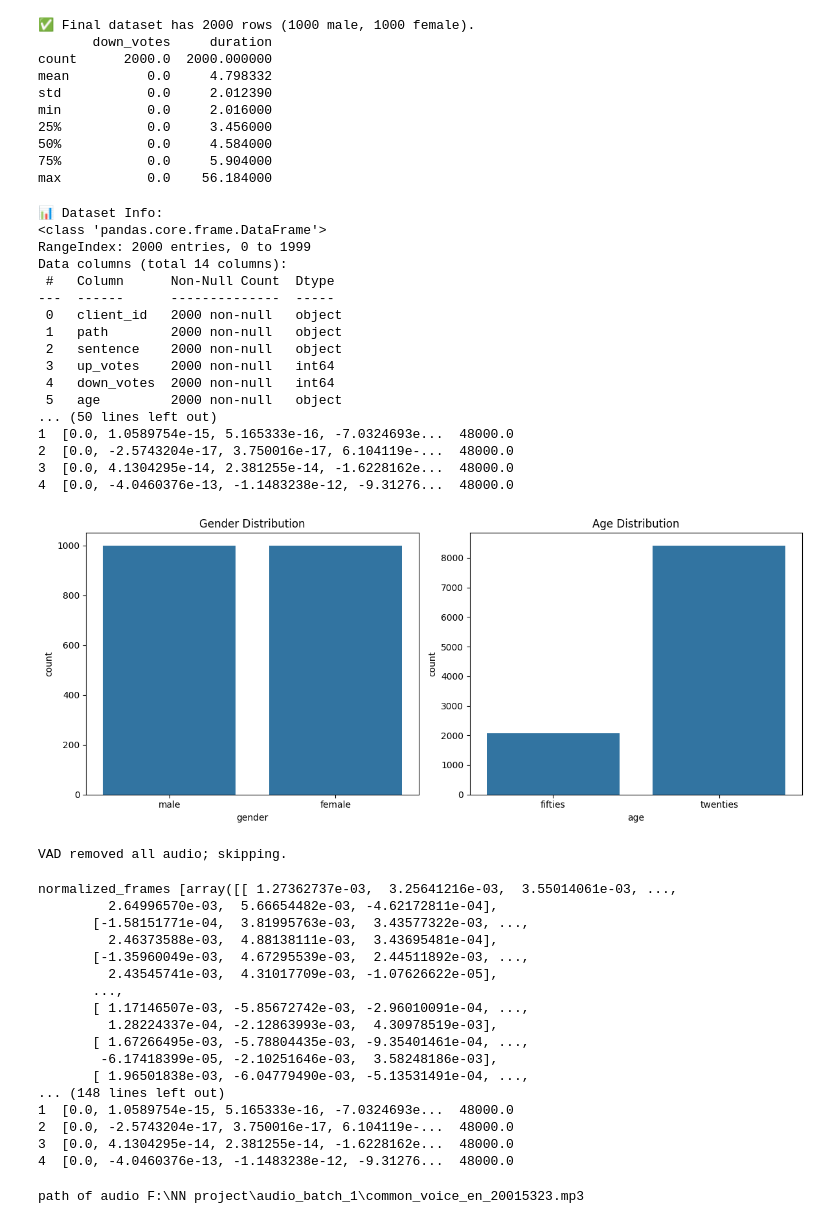
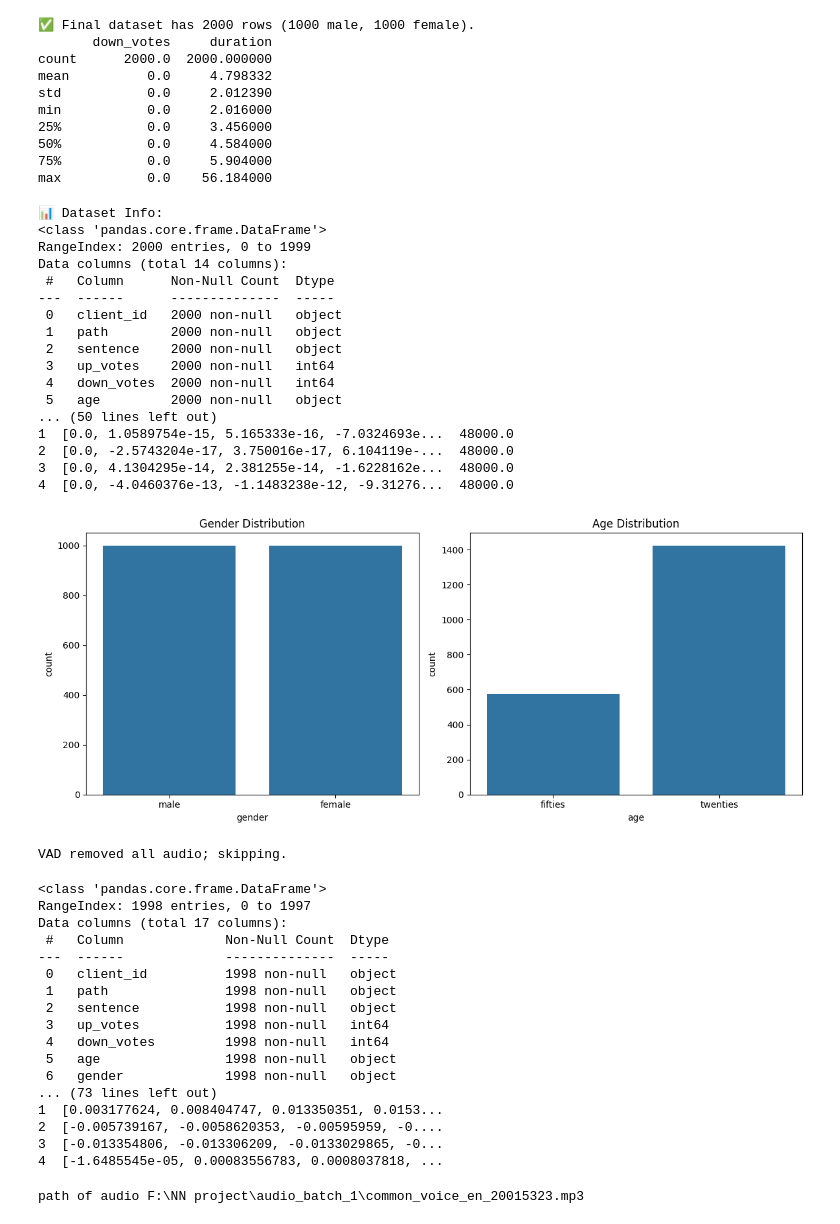
Before and after one commit to zizoisprogramming/VoiceProfiler, a Jupyter notebook: trial.ipynb, the cells around one changed output. Saved outputs shown, nothing was run; the diff lists cells and outputs as text; code cells hidden in the pictures.

```diff
--- a/trial.ipynb
+++ b/trial.ipynb
@@ -616,35 +624,35 @@ print(df_final.head())
 # Check class balance
 plt.figure(figsize=(12, 5))
 
 plt.subplot(1, 2, 1)
 sns.countplot(x="gender", data=df_final)
 plt.title("Gender Distribution")
 
 plt.subplot(1, 2, 2)
-sns.countplot(x="age", data=df, order=sorted(df_final['age'].dropna().unique()))
+sns.countplot(x="age", data=df_final, order=sorted(df_final['age'].dropna().unique()))
 plt.title("Age Distribution")
 
 plt.tight_layout()
 plt.show()
 # %% [output]
 📊 Dataset Info:
 <class 'pandas.core.frame.DataFrame'>
 RangeIndex: 2000 entries, 0 to 1999
 Data columns (total 14 columns):
  #   Column      Non-Null Count  Dtype
 ---  ------      --------------  -----
  0   client_id   2000 non-null   object
  1   path        2000 non-null   object
  2   sentence    2000 non-null   object
  3   up_votes    2000 non-null   int64
  4   down_votes  2000 non-null   int64
  5   age         2000 non-null   object
 ... (50 lines left out)
 1  [0.0, 1.0589754e-15, 5.165333e-16, -7.0324693e...  48000.0
 2  [0.0, -2.5743204e-17, 3.750016e-17, 6.104119e-...  48000.0
 3  [0.0, 4.1304295e-14, 2.381255e-14, -1.6228162e...  48000.0
 4  [0.0, -4.0460376e-13, -1.1483238e-12, -9.31276...  48000.0
-[figure, old version]
+[figure, new version]
 # %%
 # preprocess and extract features for the final dataset
 # loop on data fram [y] and [sr] columns and apply the function on them if not none
@@ -667,36 +677,44 @@ for i in tqdm(range(len(df_final)), desc="Processing"):
 VAD removed all audio; skipping.
 # %%
 # filter out None values
-valid_indices = [i for i, (nf, wf) in enumerate(zip(normalized_frames, windowed_frames))
-                 if nf is not None and wf is not None]
+valid_indices = [i for i, (nf, wf, da) in enumerate(zip(normalized_frames, windowed_frames, denoised_audio))
+                 if nf is not None and wf is not None and da is not None]
 
 # Filter everything
 df_filtered = df_final.iloc[valid_indices].reset_index(drop=True)
 normalized_frames = [normalized_frames[i] for i in valid_indices]
 windowed_frames = [windowed_frames[i] for i in valid_indices]
-print("normalized_frames",normalized_frames[:5])
-print("windowed_frames",windowed_frames[:5])
+denoised_audios = [denoised_audios[i] for i in valid_indices]
+
+#update the df_filtered with the new columns
+df_filtered['normalized_frames'] = normalized_frames
+df_filtered['windowed_frames'] = windowed_frames
+df_filtered['denoised_audios'] = denoised_audios
+
+# print sample data
+print("📊 Filtered Dataset Info:"
+      f"\n{df_filtered.info()}")
 
 print(f"Filtered dataset size: {len(df_filtered)}")
 print(df_filtered.head())
 # %% [output]
-normalized_frames [array([[ 1.27362737e-03,  3.25641216e-03,  3.55014061e-03, ...,
-         2.64996570e-03,  5.66654482e-03, -4.62172811e-04],
-       [-1.58151771e-04,  3.81995763e-03,  3.43577322e-03, ...,
-         2.46373588e-03,  4.88138111e-03,  3.43695481e-04],
-       [-1.35960049e-03,  4.67295539e-03,  2.44511892e-03, ...,
-         2.43545741e-03,  4.31017709e-03, -1.07626622e-05],
-       ...,
-       [ 1.17146507e-03, -5.85672742e-03, -2.96010091e-04, ...,
-         1.28224337e-04, -2.12863993e-03,  4.30978519e-03],
-       [ 1.67266495e-03, -5.78804435e-03, -9.35401461e-04, ...,
-        -6.17418399e-05, -2.10251646e-03,  3.58248186e-03],
-       [ 1.96501838e-03, -6.04779490e-03, -5.13531491e-04, ...,
-... (148 lines left out)
-1  [0.0, 1.0589754e-15, 5.165333e-16, -7.0324693e...  48000.0
-2  [0.0, -2.5743204e-17, 3.750016e-17, 6.104119e-...  48000.0
-3  [0.0, 4.1304295e-14, 2.381255e-14, -1.6228162e...  48000.0
-4  [0.0, -4.0460376e-13, -1.1483238e-12, -9.31276...  48000.0
+<class 'pandas.core.frame.DataFrame'>
+RangeIndex: 1998 entries, 0 to 1997
+Data columns (total 17 columns):
+ #   Column             Non-Null Count  Dtype
+---  ------             --------------  -----
+ 0   client_id          1998 non-null   object
+ 1   path               1998 non-null   object
+ 2   sentence           1998 non-null   object
+ 3   up_votes           1998 non-null   int64
+ 4   down_votes         1998 non-null   int64
+ 5   age                1998 non-null   object
+ 6   gender             1998 non-null   object
+... (73 lines left out)
+1  [0.003177624, 0.008404747, 0.013350351, 0.0153...
+2  [-0.005739167, -0.0058620353, -0.00595959, -0....
+3  [-0.013354806, -0.013306209, -0.0133029865, -0...
+4  [-1.6485545e-05, 0.00083556783, 0.0008037818, ...
 # %%
 ## Testing the preprocessing
 
```
Also changed, not shown: parts of 8 cells of this notebook.
